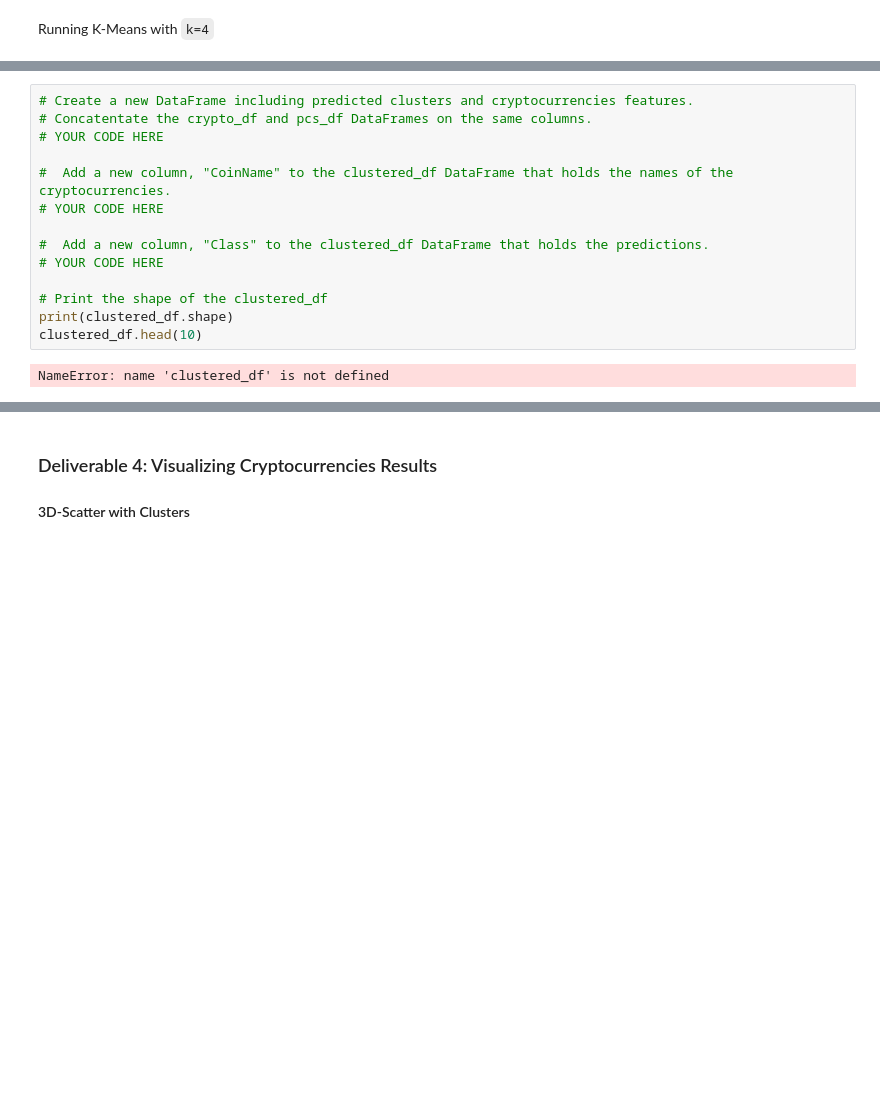
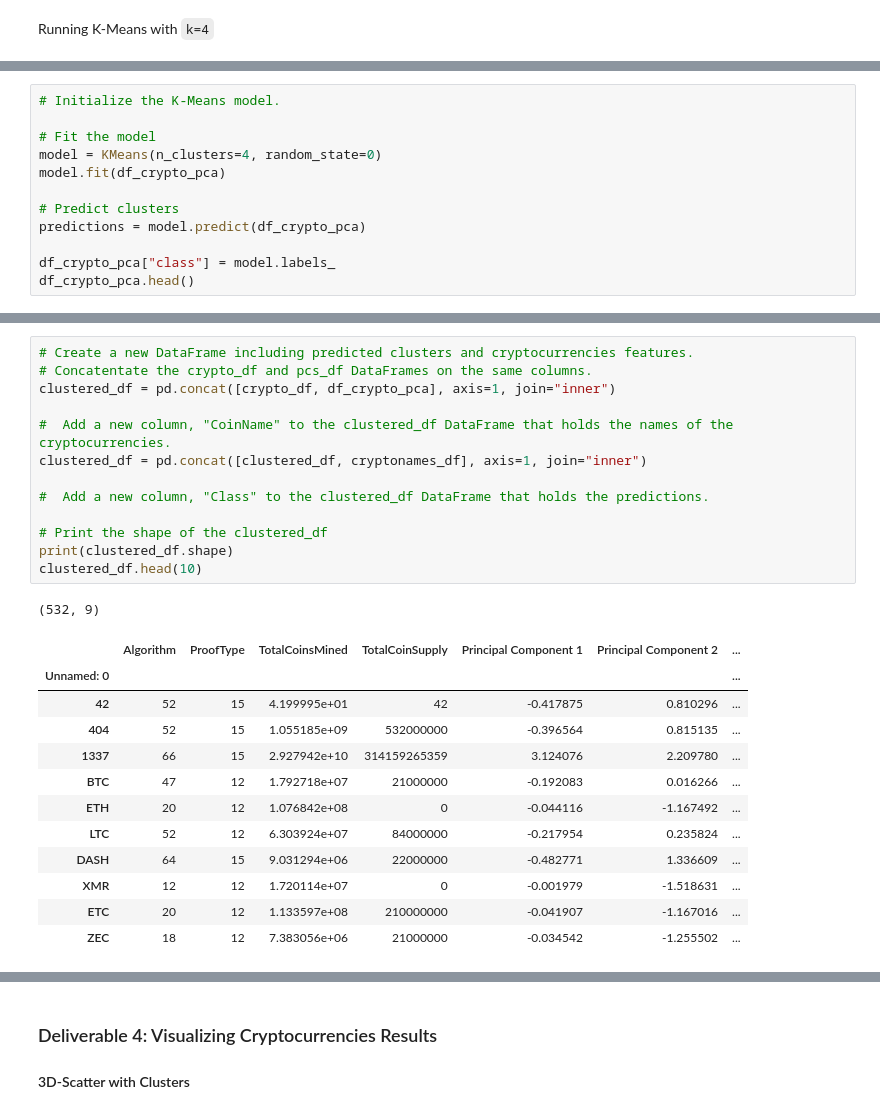
Before and after one commit to tashg23/Cryptocurrencies, a Jupyter notebook: crypto_clustering.ipynb, the cells around one changed output, grey strips where cells are left out. Drawn from its saved outputs; the diff is of its cells as text; blank space fills up the shorter version.

```diff
--- a/crypto_clustering.ipynb
+++ b/crypto_clustering.ipynb
@@ -194,0 +214,12 @@ Running K-Means with `k=4`
+# %%
+# Initialize the K-Means model.
+
+# Fit the model
+model = KMeans(n_clusters=4, random_state=0)
+model.fit(df_crypto_pca)
+
+# Predict clusters
+predictions = model.predict(df_crypto_pca)
+
+df_crypto_pca["class"] = model.labels_
+df_crypto_pca.head()
@@ -195,16 +234,27 @@ Running K-Means with `k=4`
 # %%
 # Create a new DataFrame including predicted clusters and cryptocurrencies features.
 # Concatentate the crypto_df and pcs_df DataFrames on the same columns.
-# YOUR CODE HERE
+clustered_df = pd.concat([crypto_df, df_crypto_pca], axis=1, join="inner")
 
 #  Add a new column, "CoinName" to the clustered_df DataFrame that holds the names of the cryptocurrencies.
-# YOUR CODE HERE
+clustered_df = pd.concat([clustered_df, cryptonames_df], axis=1, join="inner")
 
 #  Add a new column, "Class" to the clustered_df DataFrame that holds the predictions.
-# YOUR CODE HERE
 
 # Print the shape of the clustered_df
 print(clustered_df.shape)
 clustered_df.head(10)
 # %% [output]
-NameError: name 'clustered_df' is not defined
+(532, 9)
+|  | Algorithm | ProofType | TotalCoinsMined | TotalCoinSupply | Principal Component 1 | Principal Component 2 | ... |
+| Unnamed: 0 |  |  |  |  |  |  | ... |
+| 42 | 52 | 15 | 4.199995e+01 | 42 | -0.417875 | 0.810296 | ... |
+| 404 | 52 | 15 | 1.055185e+09 | 532000000 | -0.396564 | 0.815135 | ... |
+| 1337 | 66 | 15 | 2.927942e+10 | 314159265359 | 3.124076 | 2.209780 | ... |
+| BTC | 47 | 12 | 1.792718e+07 | 21000000 | -0.192083 | 0.016266 | ... |
+| ETH | 20 | 12 | 1.076842e+08 | 0 | -0.044116 | -1.167492 | ... |
+| LTC | 52 | 12 | 6.303924e+07 | 84000000 | -0.217954 | 0.235824 | ... |
+| DASH | 64 | 15 | 9.031294e+06 | 22000000 | -0.482771 | 1.336609 | ... |
+| XMR | 12 | 12 | 1.720114e+07 | 0 | -0.001979 | -1.518631 | ... |
+| ETC | 20 | 12 | 1.133597e+08 | 210000000 | -0.041907 | -1.167016 | ... |
+| ZEC | 18 | 12 | 7.383056e+06 | 21000000 | -0.034542 | -1.255502 | ... |
```
Also changed, not shown: parts of 16 cells of this notebook.
